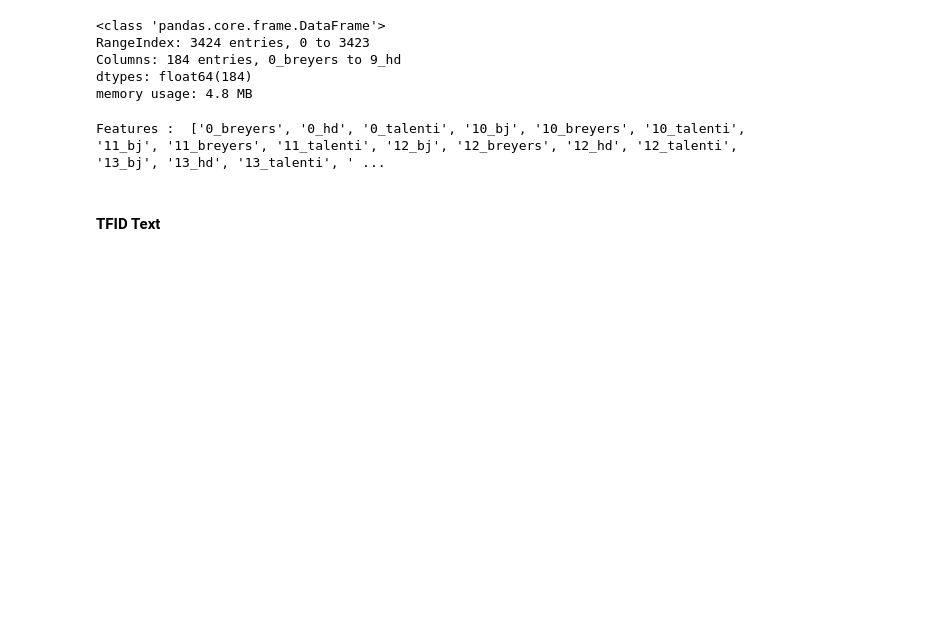
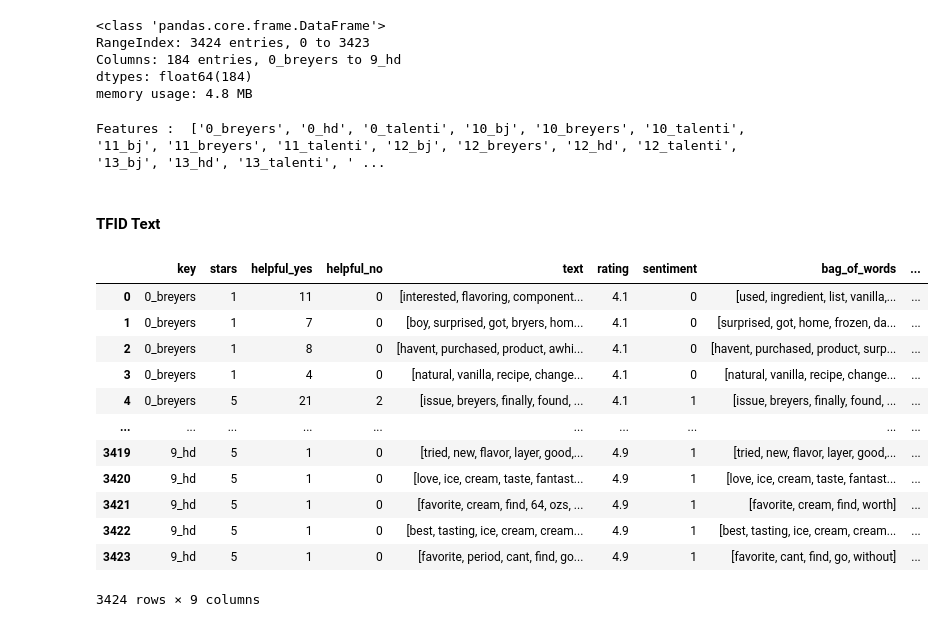
Before and after one commit to MaxThors/UW_final_project, a Jupyter notebook: nlp_feature_extraction_vectorizing.ipynb, the cells around one changed output. Cells and saved outputs as stored; diff of their text form; code cells hidden in the pictures; blank space fills up the shorter version.

```diff
--- a/nlp_feature_extraction_vectorizing.ipynb
+++ b/nlp_feature_extraction_vectorizing.ipynb
@@ -393,16 +429,30 @@ Features :  ['0_breyers', '0_hd', '0_talenti', '10_bj', '10_breyers', '10_talent
 # %%
 from sklearn.feature_extraction.text import HashingVectorizer, TfidfVectorizer
 df_tfidf_text = pd.DataFrame(df_tokenize)
 
 # convert text list to string and create string column
 # required for vectorizer, learned after getting error
 # https://stackoverflow.com/questions/45306988/column-of-lists-convert-list-to-string-as-a-new-column
-df_tfidf_text['text_str'] = df_tfidf_text['text'].apply(lambda x: ','.join(map(str, x)))
+df_tfidf_text['bag_of_words_str'] = df_tfidf_text['bag_of_words'].apply(lambda x: ','.join(map(str, x)))
 
-df_tfidf_text.head()
+df_tfidf_text
 
 # create tokenized_reviews.csv
-df_tfidf_text.to_csv("Resources/tokenized_reviews.csv", index=False)
+#df_tfidf_text.to_csv("Resources/tokenized_reviews.csv", index=False)
+# %% [output]
+|  | key | stars | helpful_yes | helpful_no | text | rating | sentiment | bag_of_words | ... |
+| 0 | 0_breyers | 1 | 11 | 0 | [interested, flavoring, component... | 4.1 | 0 | [used, ingredient, list, vanilla,... | ... |
+| 1 | 0_breyers | 1 | 7 | 0 | [boy, surprised, got, bryers, hom... | 4.1 | 0 | [surprised, got, home, frozen, da... | ... |
+| 2 | 0_breyers | 1 | 8 | 0 | [havent, purchased, product, awhi... | 4.1 | 0 | [havent, purchased, product, surp... | ... |
+| 3 | 0_breyers | 1 | 4 | 0 | [natural, vanilla, recipe, change... | 4.1 | 0 | [natural, vanilla, recipe, change... | ... |
+| 4 | 0_breyers | 5 | 21 | 2 | [issue, breyers, finally, found, ... | 4.1 | 1 | [issue, breyers, finally, found, ... | ... |
+| ... | ... | ... | ... | ... | ... | ... | ... | ... | ... |
+| 3419 | 9_hd | 5 | 1 | 0 | [tried, new, flavor, layer, good,... | 4.9 | 1 | [tried, new, flavor, layer, good,... | ... |
+| 3420 | 9_hd | 5 | 1 | 0 | [love, ice, cream, taste, fantast... | 4.9 | 1 | [love, ice, cream, taste, fantast... | ... |
+| 3421 | 9_hd | 5 | 1 | 0 | [favorite, cream, find, 64, ozs, ... | 4.9 | 1 | [favorite, cream, find, worth] | ... |
+| 3422 | 9_hd | 5 | 1 | 0 | [best, tasting, ice, cream, cream... | 4.9 | 1 | [best, tasting, ice, cream, cream... | ... |
+| 3423 | 9_hd | 5 | 1 | 0 | [favorite, period, cant, find, go... | 4.9 | 1 | [favorite, cant, find, go, without] | ... |
+3424 rows × 9 columns
 # %%
 # get 'text' term frequencies weighted by their relative importance (IDF)
 vectorizer2 = TfidfVectorizer()
```
Also changed, not shown: parts of 12 cells of this notebook.
